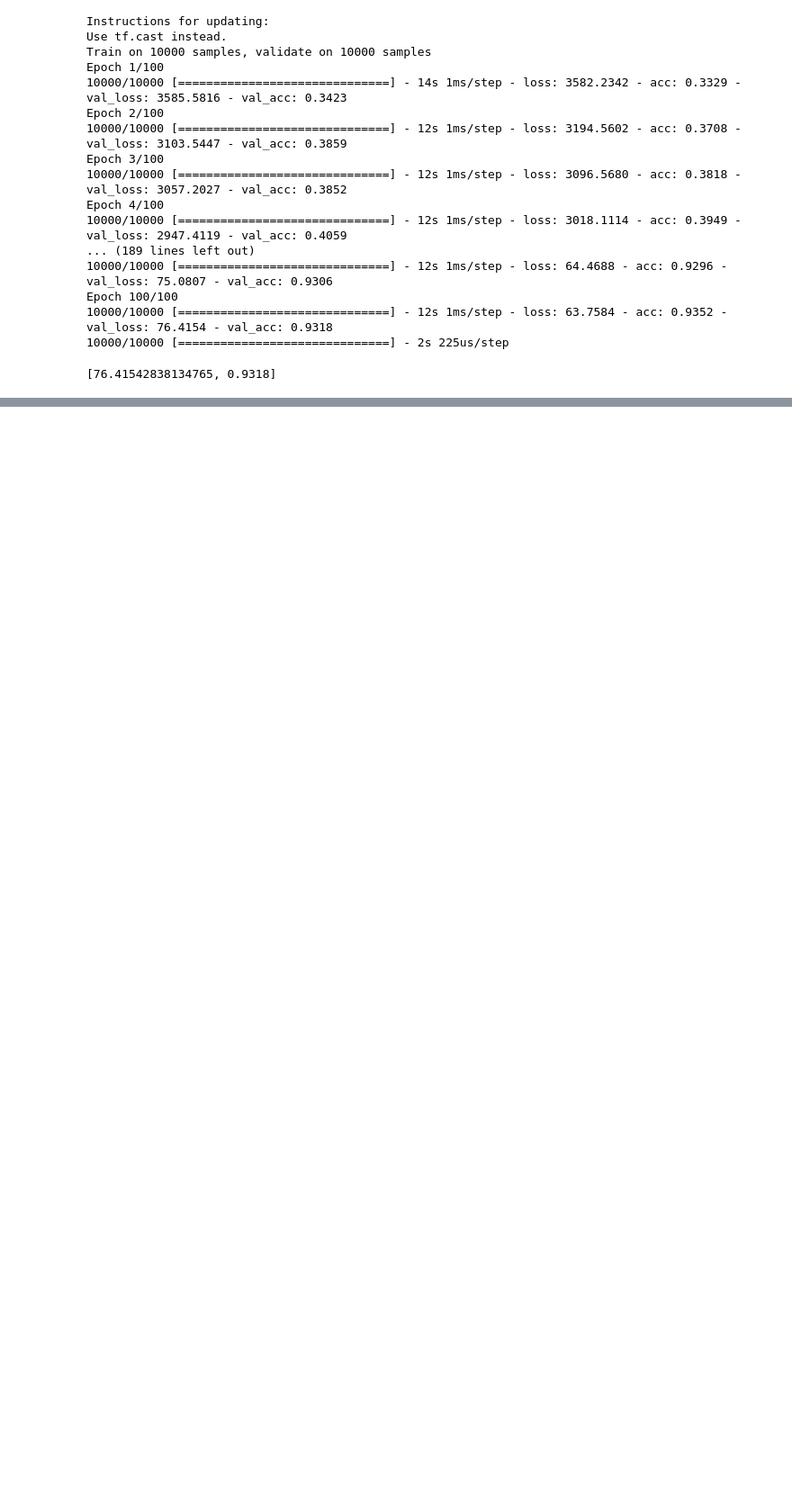
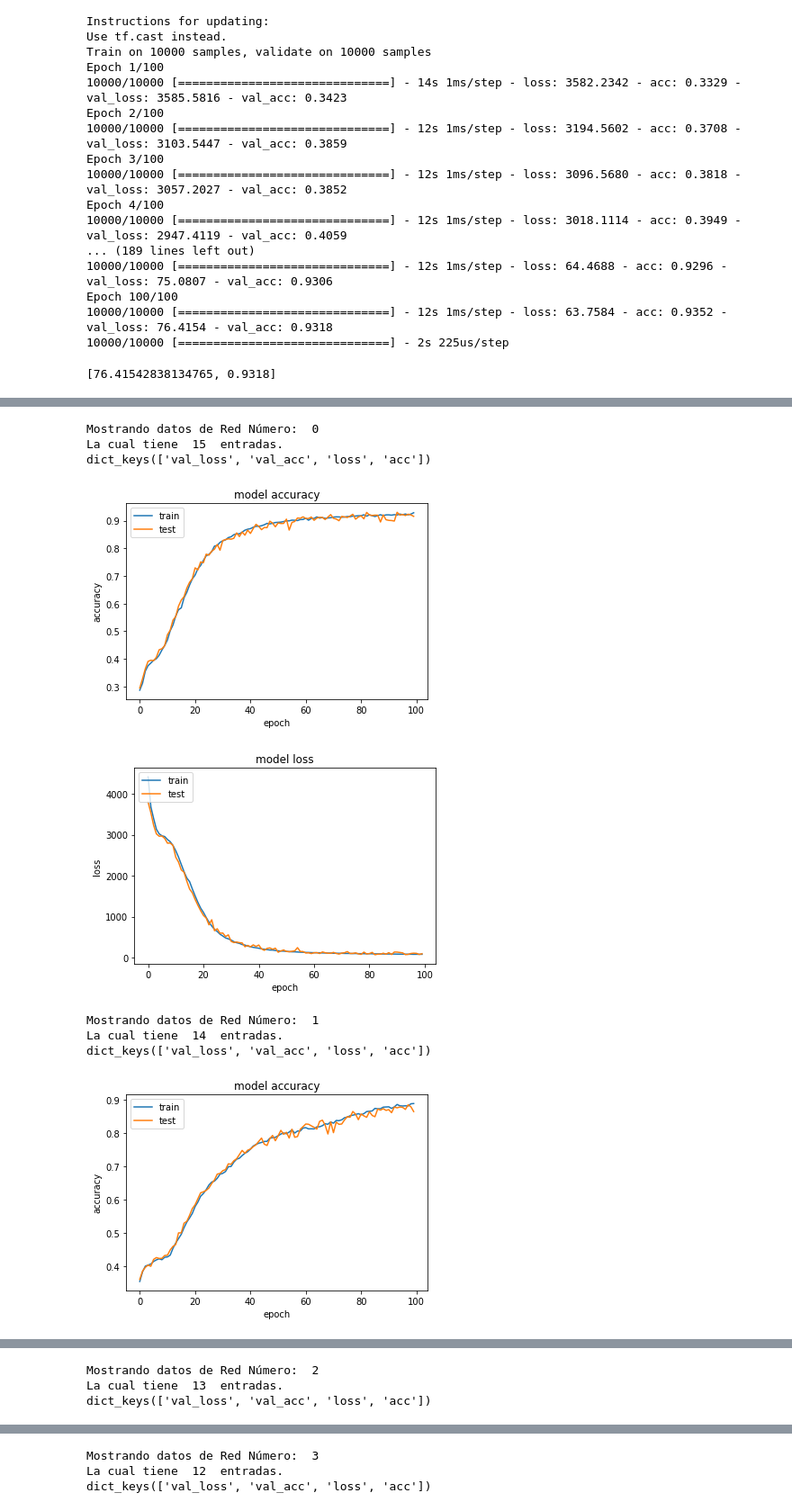
Before and after one commit to jamesluc007/DeepLearningInternship, a Jupyter notebook: IA/Modelos de clasificacion y regresion/LSTM-FakePixelsPrediction/Second/Untitled.ipynb, the cells around one changed output, grey strips where cells are left out. Shown at 90% size. Drawn from its saved outputs; the diff is of its cells as text; code cells hidden in the pictures; blank space fills up the shorter version.

```diff
--- a/IA/Modelos de clasificacion y regresion/LSTM-FakePixelsPrediction/Second/Untitled.ipynb
+++ b/IA/Modelos de clasificacion y regresion/LSTM-FakePixelsPrediction/Second/Untitled.ipynb
@@ -372,0 +456,8 @@ valor posta:  [ 82. 201. 162.  53.   5.  24.]
+# %%
+#ENTRENANDO REDES DE DISTINTAS ENTRADAS
+historias = []
+for i in range(12):
+    print("Entrenando Red Número: ", i)
+    historias.append(redes[i].fit(x_train[:,:timesteps-i,:],y_train, validation_data=(x_test[:,:timesteps-i,:],y_test),epochs=100))
+    redes[i].save('Red Número_'+str(i)+'_modelo')
+    redes[i].save_weights('Red Número_'+str(i)+'_pesos.h5')
@@ -372,0 +482,33 @@ valor posta:  [ 82. 201. 162.  53.   5.  24.]
+# %%
+#MOSTRANDO RESULTADOS DE ENTRENAMIENTO
+for i in range(12):
+    print("Mostrando datos de Red Número: ", i)
+    print("La cual tiene ", timesteps-i, " entradas.")
+    # list all data in history
+    print(historias[i].history.keys())
+    # summarize history for accuracy
+    plt.plot(historias[i].history['acc'])
+    plt.plot(historias[i].history['val_acc'])
+    plt.title('model accuracy')
+    plt.ylabel('accuracy')
+    plt.xlabel('epoch')
+    plt.legend(['train', 'test'], loc='upper left')
+    plt.show()
+    # summarize history for loss
+    plt.plot(historias[i].history['loss'])
+    plt.plot(historias[i].history['val_loss'])
+    plt.title('model loss')
+    plt.ylabel('loss')
+    plt.xlabel('epoch')
+    plt.legend(['train', 'test'], loc='upper left')
+    plt.show()
+# %% [output]
+Mostrando datos de Red Número:  0
+La cual tiene  15  entradas.
+dict_keys(['val_loss', 'val_acc', 'loss', 'acc'])
+[figure, added]
+[figure, added]
+Mostrando datos de Red Número:  1
+La cual tiene  14  entradas.
+dict_keys(['val_loss', 'val_acc', 'loss', 'acc'])
+[figure, added]
@@ -372,0 +516,3 @@ valor posta:  [ 82. 201. 162.  53.   5.  24.]
+Mostrando datos de Red Número:  2
+La cual tiene  13  entradas.
+dict_keys(['val_loss', 'val_acc', 'loss', 'acc'])
@@ -372,0 +521,3 @@ valor posta:  [ 82. 201. 162.  53.   5.  24.]
+Mostrando datos de Red Número:  3
+La cual tiene  12  entradas.
+dict_keys(['val_loss', 'val_acc', 'loss', 'acc'])
```
Also changed, not shown: parts of 15 cells of this notebook, 24 other files.
